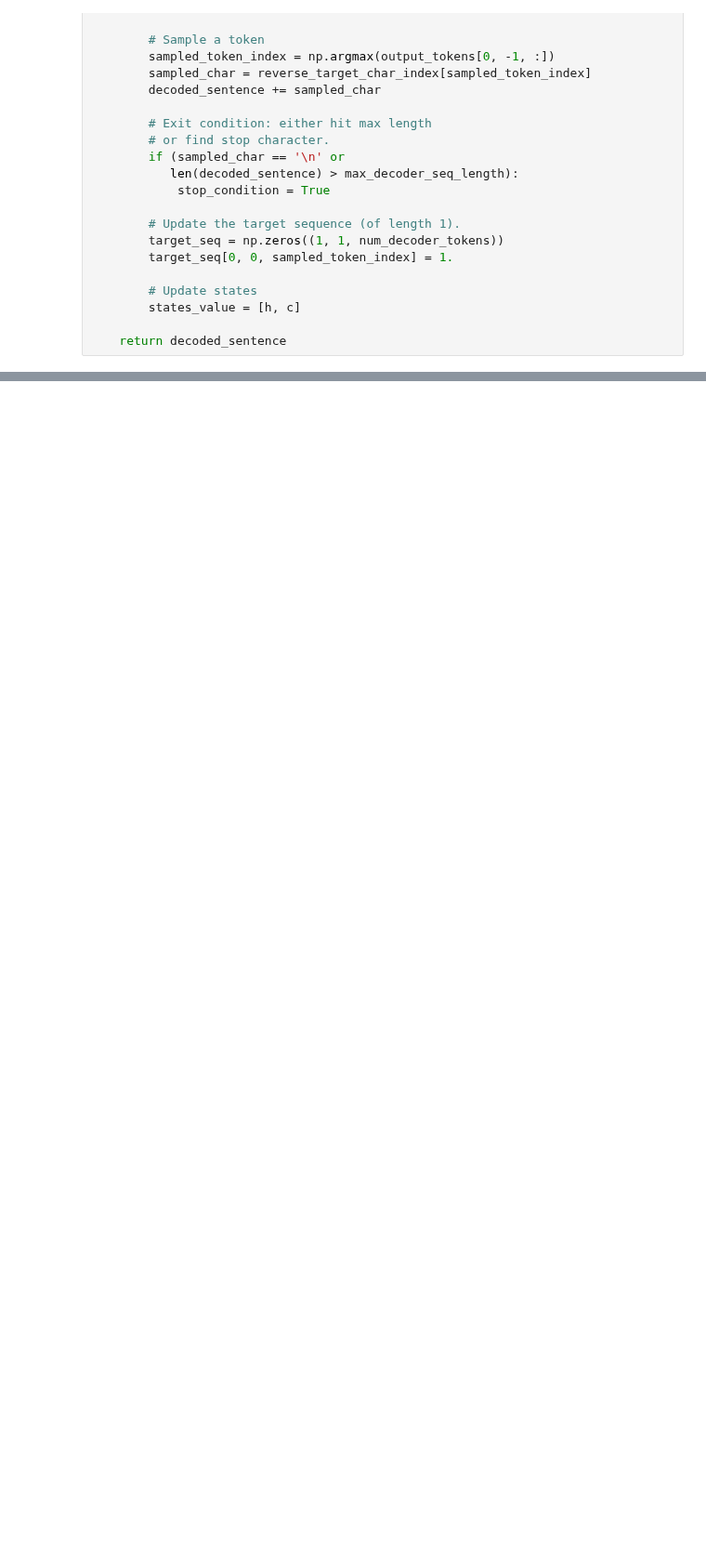
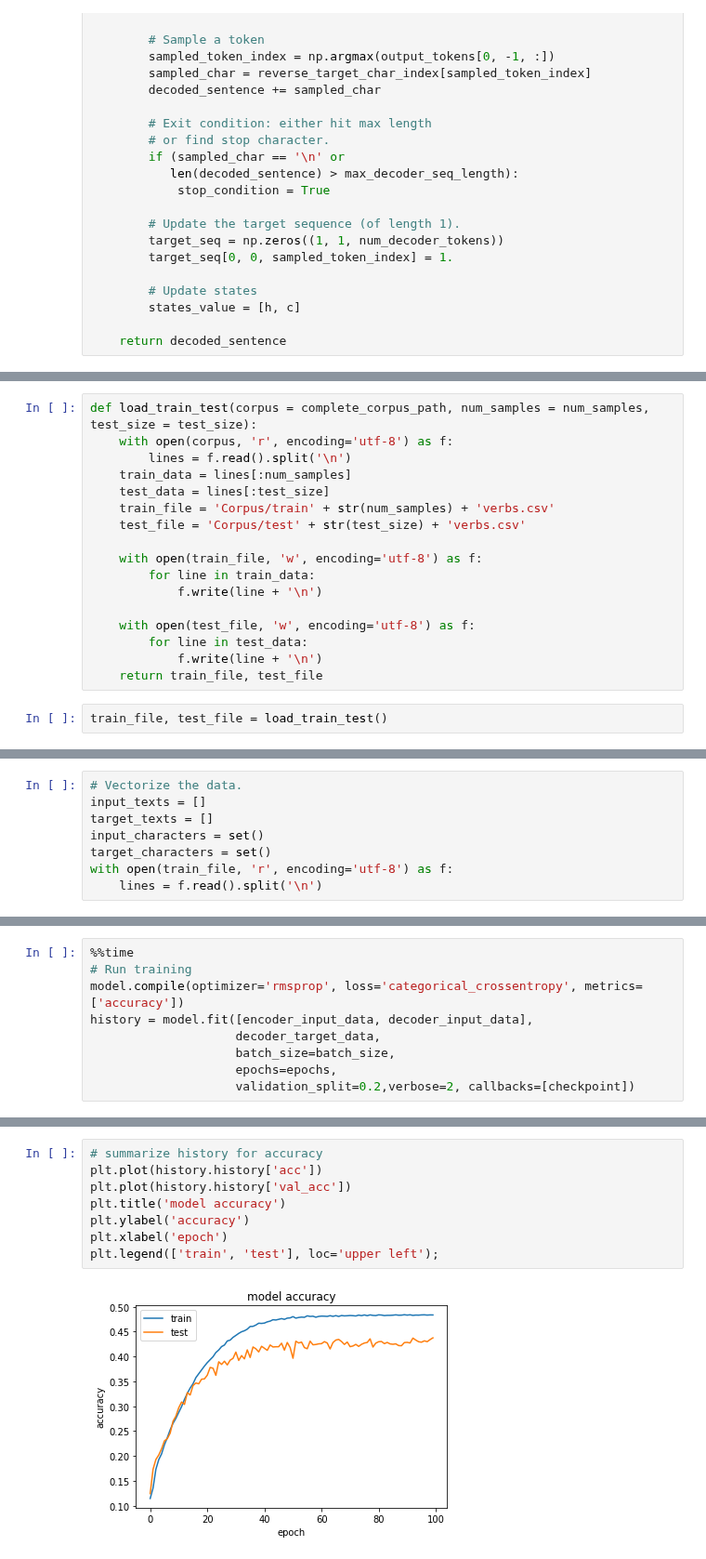
Before and after one commit to beatrizalbiero/MsResearch, a Jupyter notebook: WickelfeaturesProject/seq2seq.ipynb, the cells around one changed output, grey strips where cells are left out. Shown at 93% size. Drawn from its saved outputs; the diff is of its cells as text; blank space fills up the shorter version.

```diff
--- a/WickelfeaturesProject/seq2seq.ipynb
+++ b/WickelfeaturesProject/seq2seq.ipynb
@@ -881,0 +332,19 @@ array([[ 0.,  0.,  0.,  0.,  0.,  0.,  0.,  0.,  1.,  0.,  0.,  0.,  0.,
+# %%
+def load_train_test(corpus = complete_corpus_path, num_samples = num_samples, test_size = test_size):
+    with open(corpus, 'r', encoding='utf-8') as f:
+        lines = f.read().split('\n')
+    train_data = lines[:num_samples]
+    test_data = lines[:test_size]
+    train_file = 'Corpus/train' + str(num_samples) + 'verbs.csv'
+    test_file = 'Corpus/test' + str(test_size) + 'verbs.csv'
+
+    with open(train_file, 'w', encoding='utf-8') as f:
+        for line in train_data:
+            f.write(line + '\n')
+
+    with open(test_file, 'w', encoding='utf-8') as f:
+        for line in test_data:
+            f.write(line + '\n')
+    return train_file, test_file
+# %%
+train_file, test_file = load_train_test()
@@ -881,0 +355,8 @@ array([[ 0.,  0.,  0.,  0.,  0.,  0.,  0.,  0.,  1.,  0.,  0.,  0.,  0.,
+# %%
+# Vectorize the data.
+input_texts = []
+target_texts = []
+input_characters = set()
+target_characters = set()
+with open(train_file, 'r', encoding='utf-8') as f:
+    lines = f.read().split('\n')
@@ -881,0 +446,9 @@ array([[ 0.,  0.,  0.,  0.,  0.,  0.,  0.,  0.,  1.,  0.,  0.,  0.,  0.,
+# %%
+%%time
+# Run training
+model.compile(optimizer='rmsprop', loss='categorical_crossentropy', metrics=['accuracy'])
+history = model.fit([encoder_input_data, decoder_input_data],
+                    decoder_target_data,
+                    batch_size=batch_size,
+                    epochs=epochs,
+                    validation_split=0.2,verbose=2, callbacks=[checkpoint])
@@ -881,0 +487,10 @@ array([[ 0.,  0.,  0.,  0.,  0.,  0.,  0.,  0.,  1.,  0.,  0.,  0.,  0.,
+# %%
+# summarize history for accuracy
+plt.plot(history.history['acc'])
+plt.plot(history.history['val_acc'])
+plt.title('model accuracy')
+plt.ylabel('accuracy')
+plt.xlabel('epoch')
+plt.legend(['train', 'test'], loc='upper left');
+# %% [output]
+[figure, added]
```
Also changed, not shown: parts of 191 cells of this notebook.
